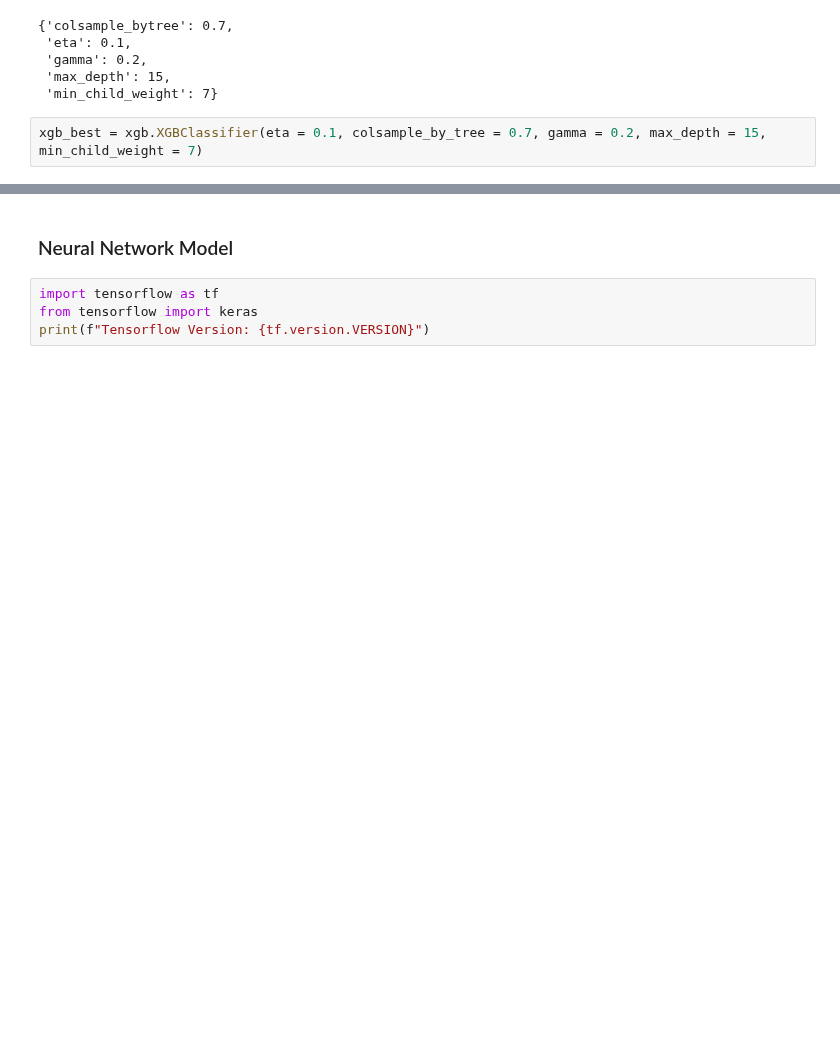
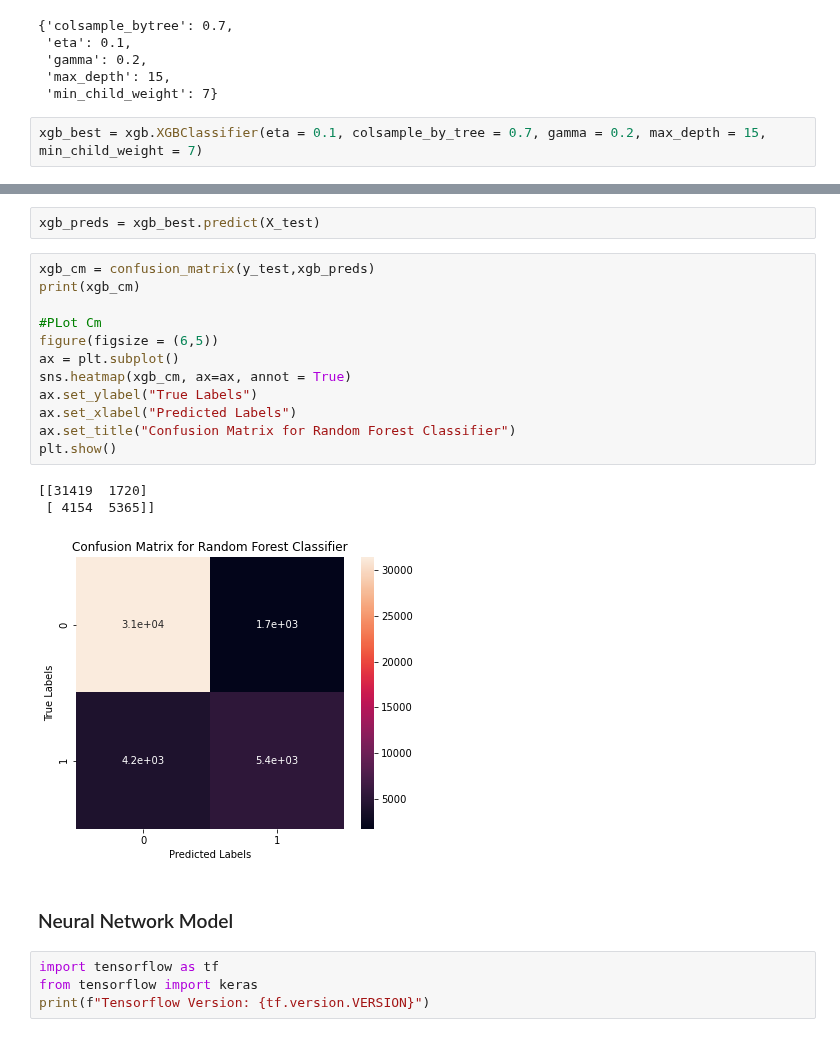
Before and after one commit to NST-byte/Australian-Rainfall-Classification-Task, a Jupyter notebook: Rain in Australia Dataset.ipynb, the cells around one changed output, grey strips where cells are left out. Cells and saved outputs as stored; diff of their text form; blank space fills up the shorter version.

```diff
--- a/Rain in Australia Dataset.ipynb
+++ b/Rain in Australia Dataset.ipynb
@@ -686,3 +720,21 @@ xgb_best.score(X_test,y_test)
+# %%
+xgb_preds = xgb_best.predict(X_test)
+# %%
+xgb_cm = confusion_matrix(y_test,xgb_preds)
+print(xgb_cm)
+
+#PLot Cm
+figure(figsize = (6,5))
+ax = plt.subplot()
+sns.heatmap(xgb_cm, ax=ax, annot = True)
+ax.set_ylabel("True Labels")
+ax.set_xlabel("Predicted Labels")
+ax.set_title("Confusion Matrix for Random Forest Classifier")
+plt.show()
+# %% [output]
+[[31419  1720]
+ [ 4154  5365]]
+[figure, added]
 # %% [markdown]
 ### Neural Network Model
 # %%
```
Also changed, not shown: parts of 26 cells of this notebook.
